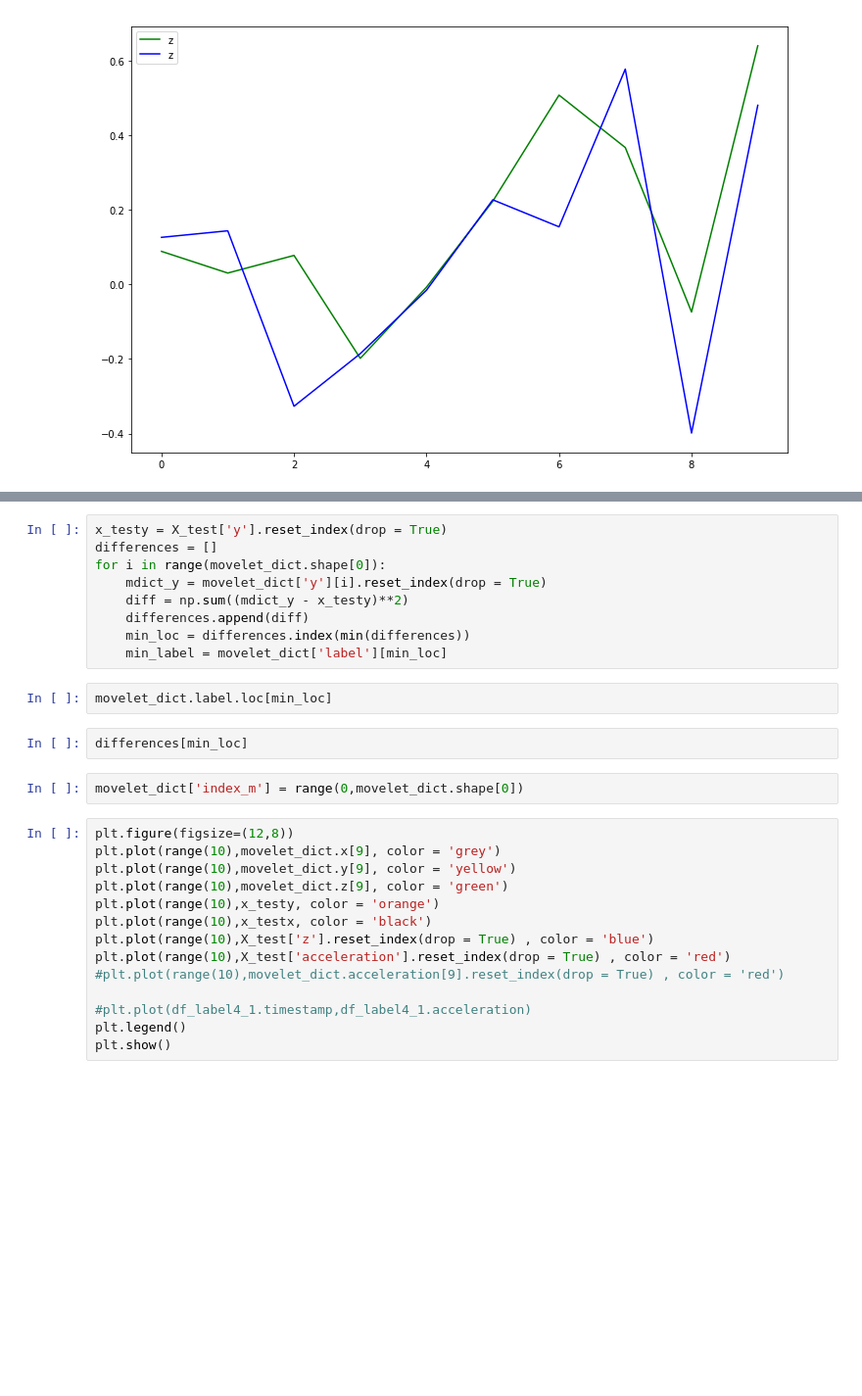
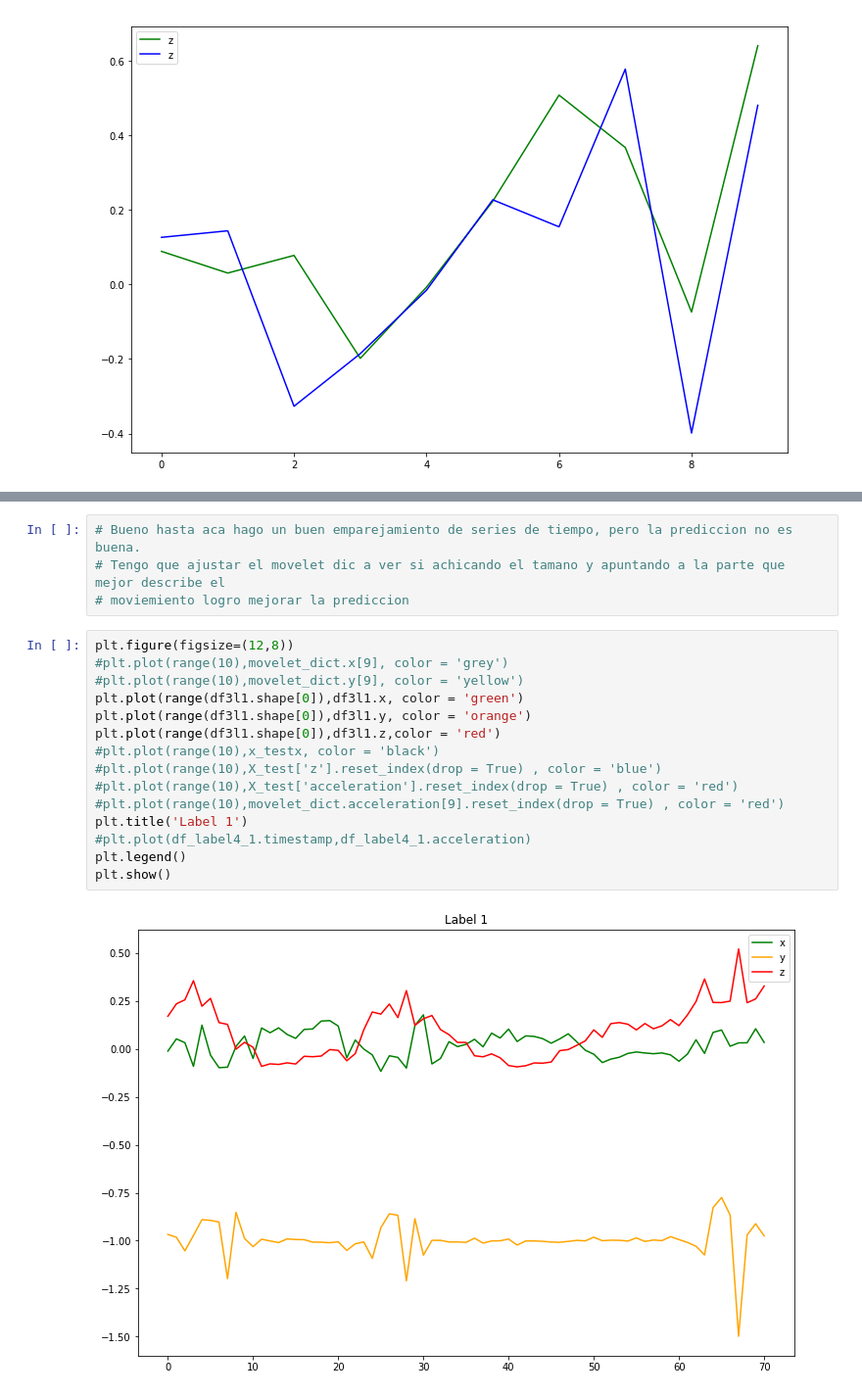
Before and after one commit to federicoweill/movement_prediction_edx_2019, a Jupyter notebook: movement_prediction-movelets.ipynb, the cells around one changed output, grey strips where cells are left out. Shown: that part at 98% size. Cells and saved outputs as stored; diff of their text form; blank space fills up the shorter version.

```diff
--- a/movement_prediction-movelets.ipynb
+++ b/movement_prediction-movelets.ipynb
@@ -457,29 +439,21 @@ movelet_dict.label.loc[110]
-# %%
-x_testy = X_test['y'].reset_index(drop = True)
-differences = []
-for i in range(movelet_dict.shape[0]):
-    mdict_y = movelet_dict['y'][i].reset_index(drop = True)
-    diff = np.sum((mdict_y - x_testy)**2)
-    differences.append(diff)
-    min_loc = differences.index(min(differences))
-    min_label = movelet_dict['label'][min_loc]
-# %%
-movelet_dict.label.loc[min_loc]
-# %%
-differences[min_loc]
-# %%
-movelet_dict['index_m'] = range(0,movelet_dict.shape[0])
+# %%
+# Bueno hasta aca hago un buen emparejamiento de series de tiempo, pero la prediccion no es buena.
+# Tengo que ajustar el movelet dic a ver si achicando el tamano y apuntando a la parte que mejor describe el
+# moviemiento logro mejorar la prediccion
 # %%
 plt.figure(figsize=(12,8))
-plt.plot(range(10),movelet_dict.x[9], color = 'grey')
-plt.plot(range(10),movelet_dict.y[9], color = 'yellow')
-plt.plot(range(10),movelet_dict.z[9], color = 'green')
-plt.plot(range(10),x_testy, color = 'orange')
-plt.plot(range(10),x_testx, color = 'black')
-plt.plot(range(10),X_test['z'].reset_index(drop = True) , color = 'blue')
-plt.plot(range(10),X_test['acceleration'].reset_index(drop = True) , color = 'red')
+#plt.plot(range(10),movelet_dict.x[9], color = 'grey')
+#plt.plot(range(10),movelet_dict.y[9], color = 'yellow')
+plt.plot(range(df3l1.shape[0]),df3l1.x, color = 'green')
+plt.plot(range(df3l1.shape[0]),df3l1.y, color = 'orange')
+plt.plot(range(df3l1.shape[0]),df3l1.z,color = 'red')
+#plt.plot(range(10),x_testx, color = 'black')
+#plt.plot(range(10),X_test['z'].reset_index(drop = True) , color = 'blue')
+#plt.plot(range(10),X_test['acceleration'].reset_index(drop = True) , color = 'red')
 #plt.plot(range(10),movelet_dict.acceleration[9].reset_index(drop = True) , color = 'red')
-
+plt.title('Label 1')
 #plt.plot(df_label4_1.timestamp,df_label4_1.acceleration)
 plt.legend()
 plt.show()
+# %% [output]
+[figure, added]
```
Also changed, not shown: parts of 14 cells of this notebook.
